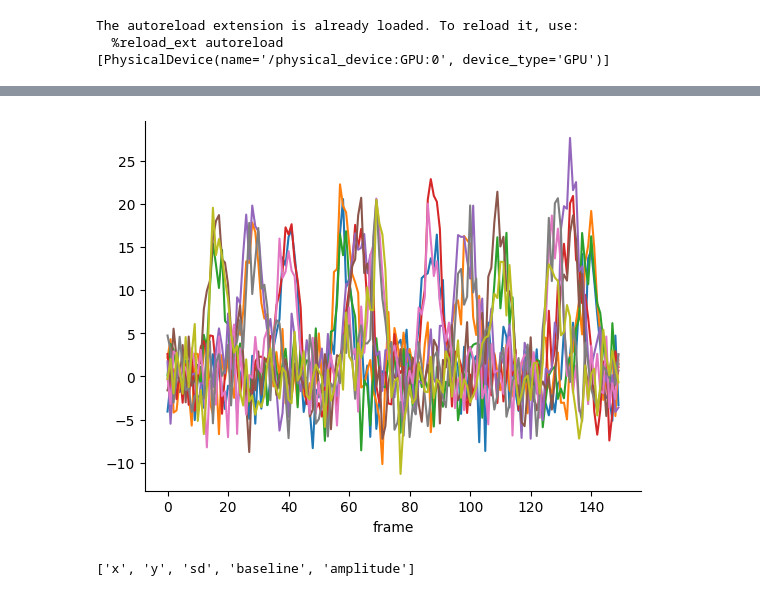
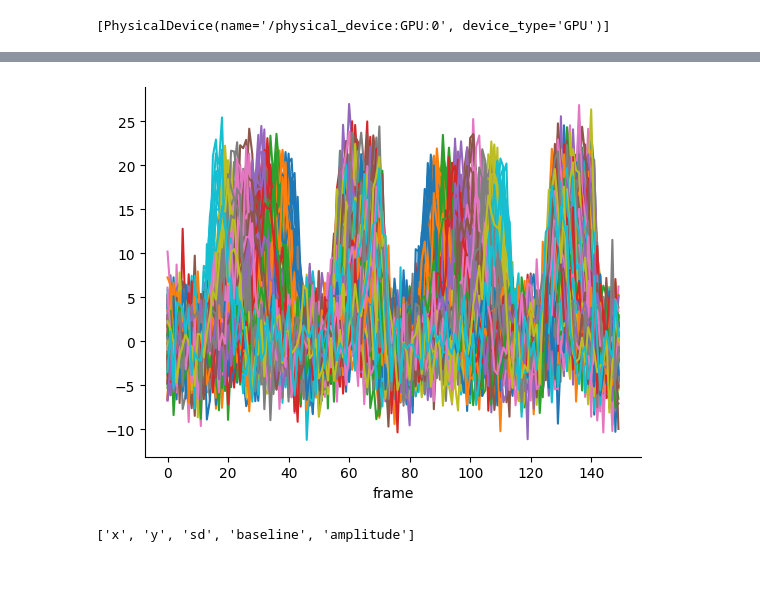
Before and after one commit to mdaghlian/braincoder_bprf, a Jupyter notebook: notebooks/GAUSS_TIME_TEST.ipynb, the cells around one changed output, grey strips where cells are left out. Drawn from its saved outputs; the diff is of its cells as text; code cells hidden in the pictures.

```diff
--- a/notebooks/GAUSS_TIME_TEST.ipynb
+++ b/notebooks/GAUSS_TIME_TEST.ipynb
@@ -15,7 +15,7 @@ dm = io.loadmat('GazeCenterFS_vd.mat')['stim']
 # braincoder convention is time by x by y
 paradigm = np.rollaxis(dm, 2, 0)
 aspect_ratio = paradigm.shape[2] / paradigm.shape[1]
-x, y = np.meshgrid(np.linspace(-.75, .75, 3), np.linspace(-aspect_ratio *.75, aspect_ratio *.75, 3))
+x, y = np.meshgrid(np.linspace(-.75, .75, 10), np.linspace(-aspect_ratio *.75, aspect_ratio *.75, 10))
 parameters = pd.DataFrame({'x':x.ravel(),
                'y':y.ravel(),
                'sd':.2,
@@ -64,6 +64,4 @@ init_pars = pd.DataFrame({
 
 })
 # %% [output]
-The autoreload extension is already loaded. To reload it, use:
-  %reload_ext autoreload
 [PhysicalDevice(name='/physical_device:GPU:0', device_type='GPU')]
@@ -70,4 +74,4 @@ The autoreload extension is already loaded. To reload it, use:
-[figure, old version]
+[figure, new version]
 # %%
 bfitter.model.parameter_labels
 # %% [output]
```
Also changed, not shown: parts of 2 cells of this notebook, 7 other files.
